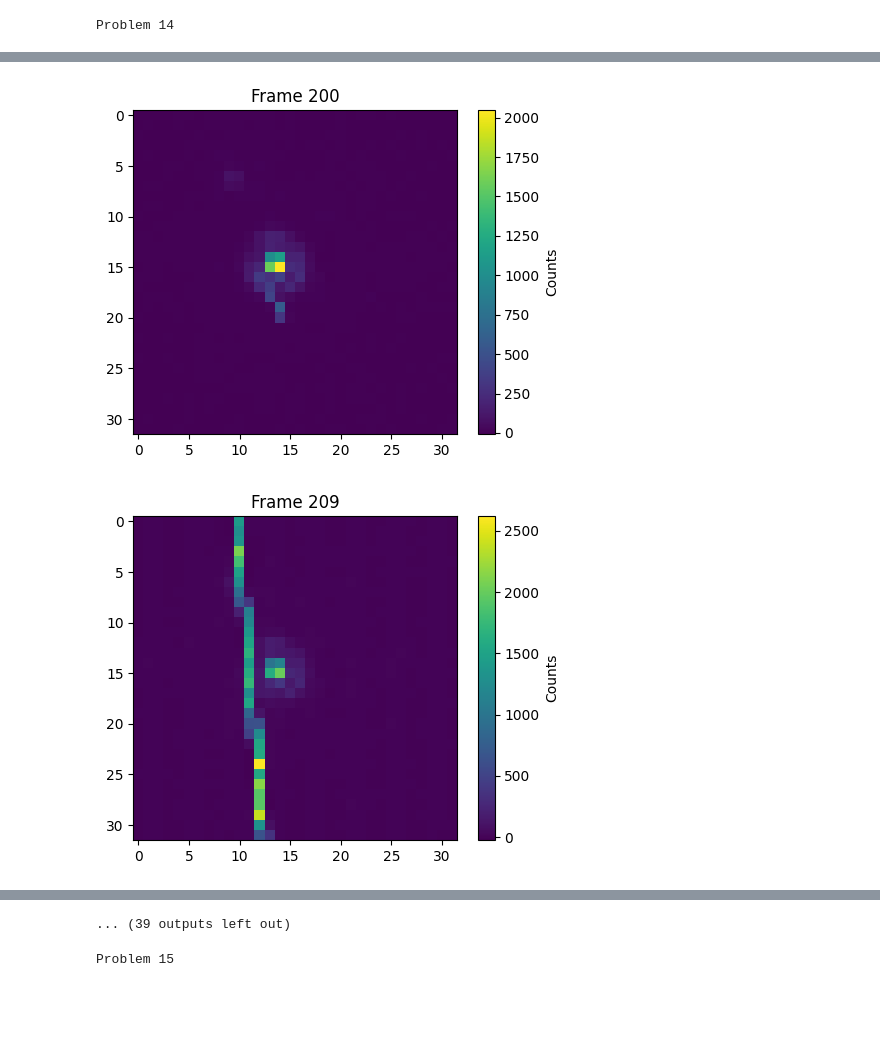
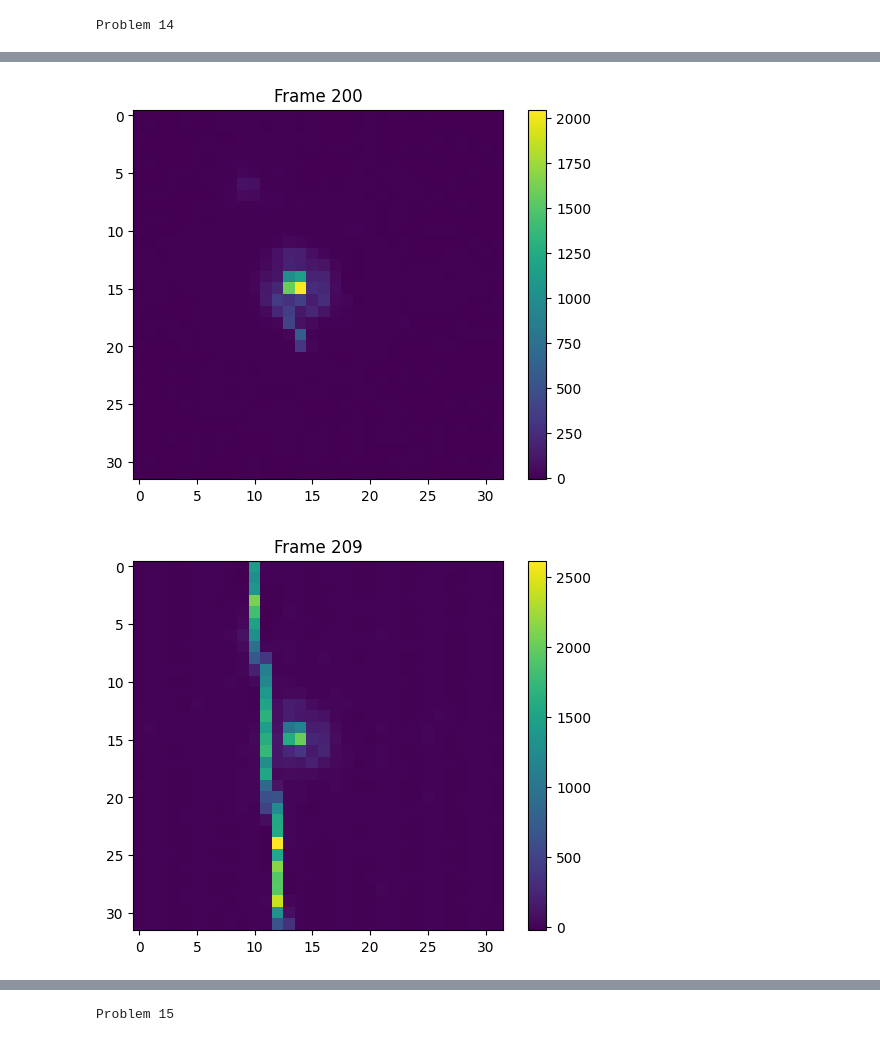
Before and after one commit to amedina695/lectures_git, a Jupyter notebook: final/final_amedina.ipynb, the cells around one changed output, grey strips where cells are left out. Saved outputs shown, nothing was run; the diff lists cells and outputs as text; code cells hidden in the pictures; blank space fills up the shorter version.

```diff
--- a/final/final_amedina.ipynb
+++ b/final/final_amedina.ipynb
@@ -441,35 +474,46 @@ def aperture_photometry(data, mask, photrad, skyin, skyout, center):
     """
     Parameters
     ----------
+    data : ndarray
+        data of image/frame
+    mask : ndarray
+        mask of the data for good and bad pixels
+    photrad : int or float
+        radius of the aperture
+    skyin : int or float
+        inner radius of the sky annulus
+    skyout : int or float
+        outer radius of the sky annulus
+    center : tuple
+        center coordinates of the star in the image
     Returns
     -------
-    arr : array
-        [flux, average sky, number of bad pixels]
+        array of [flux, average sky, number of bad pixels]
     """
     # No need for a subimage
 
     # a) use disk to make mask of sky annulus
-    skymask = d.disk( skyout, center, data.shape)^d.disk( skyin, center, data.shape )
+    skymask  = d.disk( skyout, center, data.shape)^d.disk( skyin, center, data.shape )
 
     # b) apply bad-pixel mask to sky annulus (only good sky pixels)
     good_sky = skymask * mask
 
     # c) average sky level using only good sky pixels
-    skyavg = np.sum( good_sky * data ) / np.sum( good_sky )
+    skyavg   = np.sum( good_sky * data ) / np.sum( good_sky )
 
     # d) subtract sky from image
     data_sky_sub = data - skyavg
 
     # e) aperture mask (do NOT apply bad-pixel mask here)
-    apmask = d.disk(photrad, center, data.shape)
-    good_ap = apmask * mask
-    bad_ap  = apmask * ~mask
+    apmask   = d.disk(photrad, center, data.shape)
+    good_ap  = apmask * mask
+    bad_ap   = apmask * ~mask
 
     # f) total stellar flux in the aperture (sky already subtracted)
-    flux = np.sum( good_ap * data_sky_sub )
+    flux     = np.sum( good_ap * data_sky_sub )
 
     # g) number of bad pixels in the aperture, ~mask is bad pixels
-    nbadapt = np.sum(bad_ap)
+    nbadapt  = np.sum(bad_ap)
 
     return np.array([flux, skyavg, nbadapt])
 # %%
@@ -679,18 +716,17 @@ plt.show()
 # %%
-# Got RID OF THE OUTLIERS
+# GOT RID OF THE OUTLIERS
 
 # Frames with at least one bad pixel in aperture
 bad = photometry[:, nbad_col] != 0
 bad_frames = np.arange(totframes)[bad]
 
-for i in bad_frames:
-    frame = datacube[i]
-    plt.figure(figsize=(5, 4))
-    plt.imshow(frame)
-    plt.title(f"Frame {i}")
-    plt.colorbar(label="Counts")
-    plt.tight_layout()
+# Plot only the first 3 bad frames
+for i in bad_frames[:3]:
+    plt.figure()
+    plt.imshow(datacube[i])
+    plt.title(f'Frame {i}')
+    plt.colorbar()
     plt.show()
 # %% [output]
-[figure, old version]
+[figure, new version]
-[figure, old version]
+[figure, new version]
@@ -707,4 +734,3 @@ for i in bad_frames:
-... (39 outputs left out)
 # %%
 print('Problem 15 \n')
 # %% [output]
```
Also changed, not shown: parts of 22 cells of this notebook, 1 other file.
